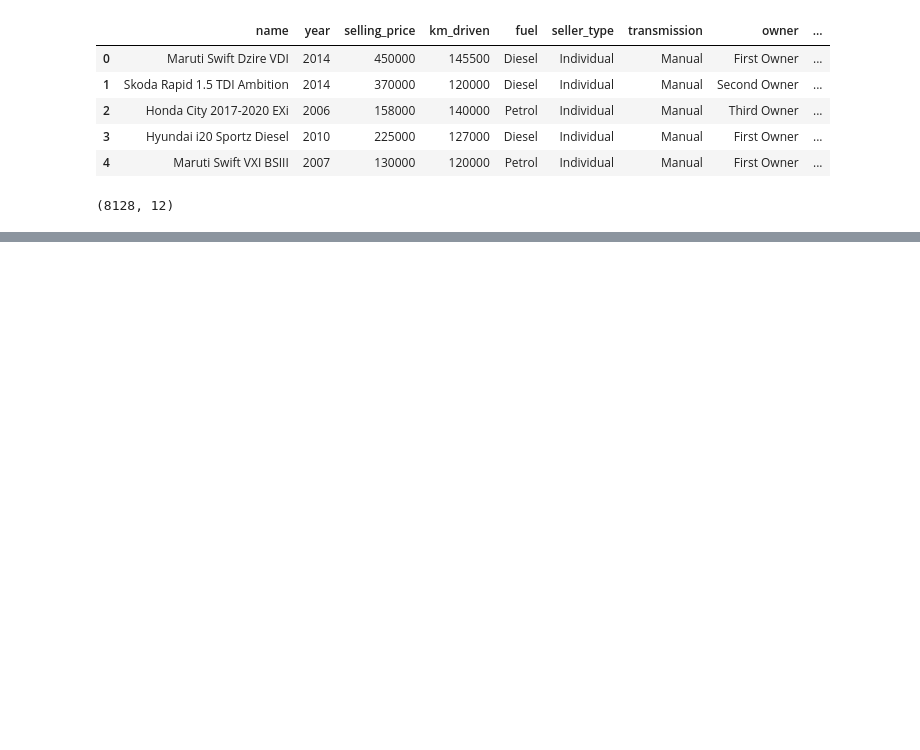
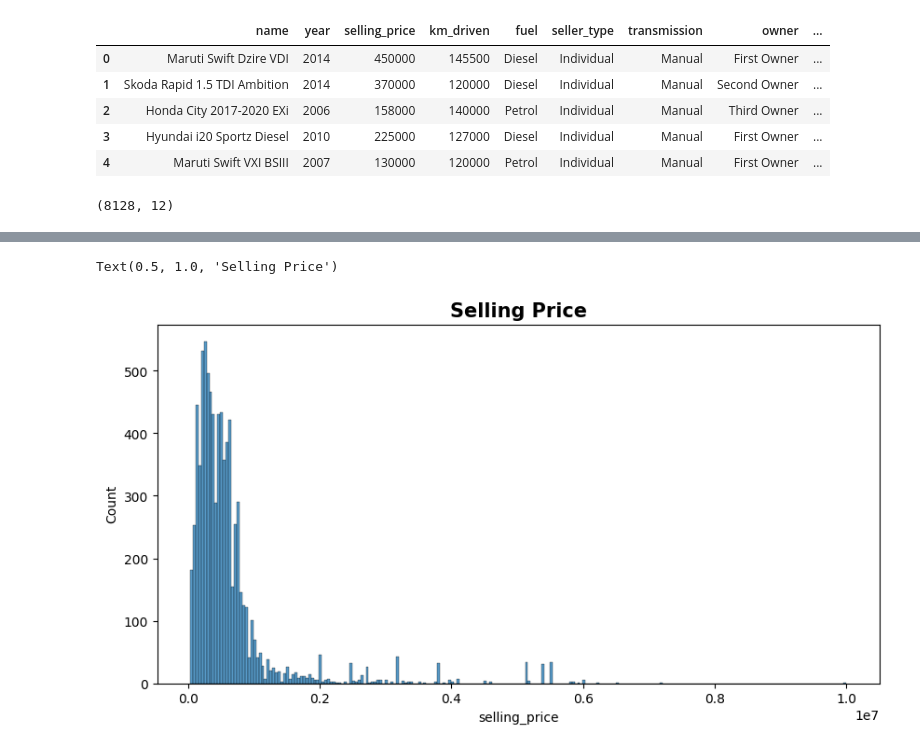
Before and after one commit to asif851/WeatherAus_Prediction, a Jupyter notebook: car.ipynb, the cells around one changed output, grey strips where cells are left out. Saved outputs shown, nothing was run; the diff lists cells and outputs as text; code cells hidden in the pictures; blank space fills up the shorter version.

```diff
--- a/car.ipynb
+++ b/car.ipynb
@@ -21,0 +150,6 @@ df.shape
+# %%
+plt.figure(figsize=(10,5))
+sns.histplot(x="selling_price",data=df).set_title("Selling Price",fontsize=15,fontdict={"weight": "bold"})
+# %% [output]
+Text(0.5, 1.0, 'Selling Price')
+[figure, added]
```
Also changed, not shown: parts of 25 cells of this notebook.
